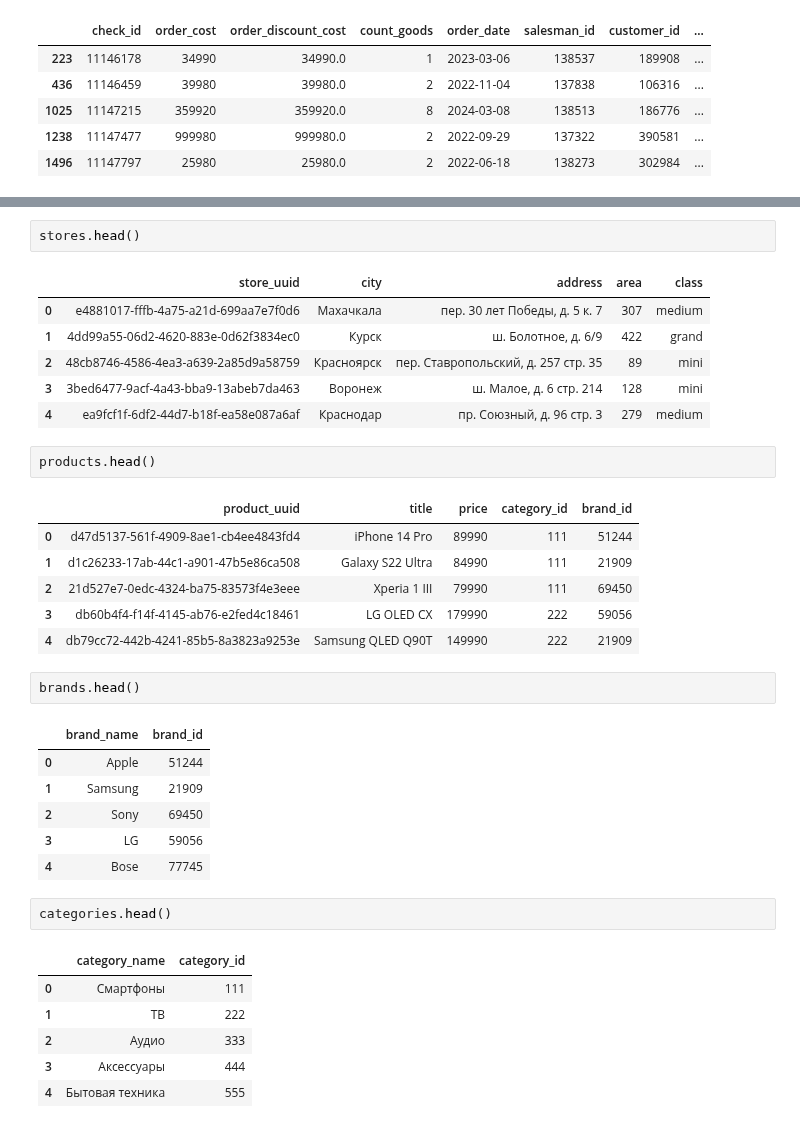
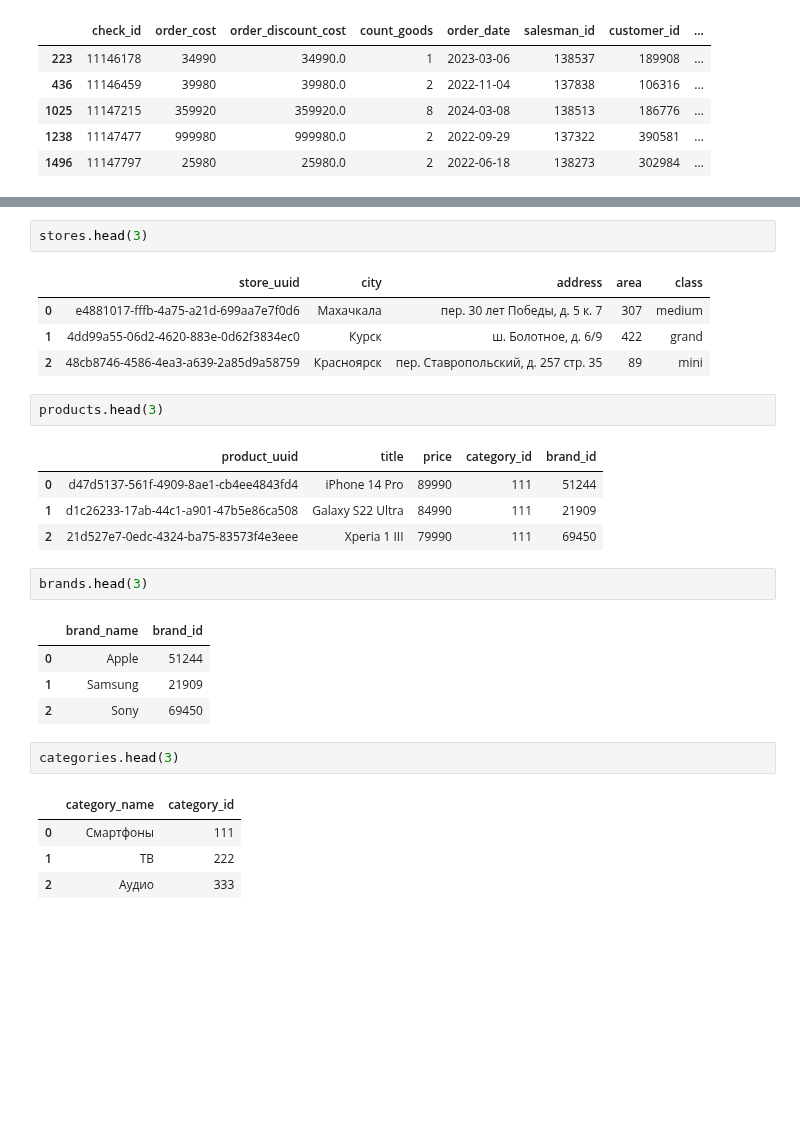
Before and after one commit to Putinka1993/notes, a Jupyter notebook: jupyter notebook/Konstantin.ipynb, the cells around one changed output, grey strips where cells are left out. Drawn from its saved outputs; the diff is of its cells as text; blank space fills up the shorter version.

```diff
--- a/jupyter notebook/Konstantin.ipynb
+++ b/jupyter notebook/Konstantin.ipynb
@@ -736,36 +737,28 @@ customers.head()
 # %%
-stores.head()
+stores.head(3)
 # %% [output]
 |  | store_uuid | city | address | area | class |
 | 0 | e4881017-fffb-4a75-a21d-699aa7e7f0d6 | Махачкала | пер. 30 лет Победы, д. 5 к. 7 | 307 | medium |
 | 1 | 4dd99a55-06d2-4620-883e-0d62f3834ec0 | Курск | ш. Болотное, д. 6/9 | 422 | grand |
 | 2 | 48cb8746-4586-4ea3-a639-2a85d9a58759 | Красноярск | пер. Ставропольский, д. 257 стр. 35 | 89 | mini |
-| 3 | 3bed6477-9acf-4a43-bba9-13abeb7da463 | Воронеж | ш. Малое, д. 6 стр. 214 | 128 | mini |
-| 4 | ea9fcf1f-6df2-44d7-b18f-ea58e087a6af | Краснодар | пр. Союзный, д. 96 стр. 3 | 279 | medium |
 # %%
-products.head()
+products.head(3)
 # %% [output]
 |  | product_uuid | title | price | category_id | brand_id |
 | 0 | d47d5137-561f-4909-8ae1-cb4ee4843fd4 | iPhone 14 Pro | 89990 | 111 | 51244 |
 | 1 | d1c26233-17ab-44c1-a901-47b5e86ca508 | Galaxy S22 Ultra | 84990 | 111 | 21909 |
 | 2 | 21d527e7-0edc-4324-ba75-83573f4e3eee | Xperia 1 III | 79990 | 111 | 69450 |
-| 3 | db60b4f4-f14f-4145-ab76-e2fed4c18461 | LG OLED CX | 179990 | 222 | 59056 |
-| 4 | db79cc72-442b-4241-85b5-8a3823a9253e | Samsung QLED Q90T | 149990 | 222 | 21909 |
 # %%
-brands.head()
+brands.head(3)
 # %% [output]
 |  | brand_name | brand_id |
 | 0 | Apple | 51244 |
 | 1 | Samsung | 21909 |
 | 2 | Sony | 69450 |
-| 3 | LG | 59056 |
-| 4 | Bose | 77745 |
 # %%
-categories.head()
+categories.head(3)
 # %% [output]
 |  | category_name | category_id |
 | 0 | Смартфоны | 111 |
 | 1 | ТВ | 222 |
 | 2 | Аудио | 333 |
-| 3 | Аксессуары | 444 |
-| 4 | Бытовая техника | 555 |
```
Also changed, not shown: parts of 10 cells of this notebook, 1 other file.
